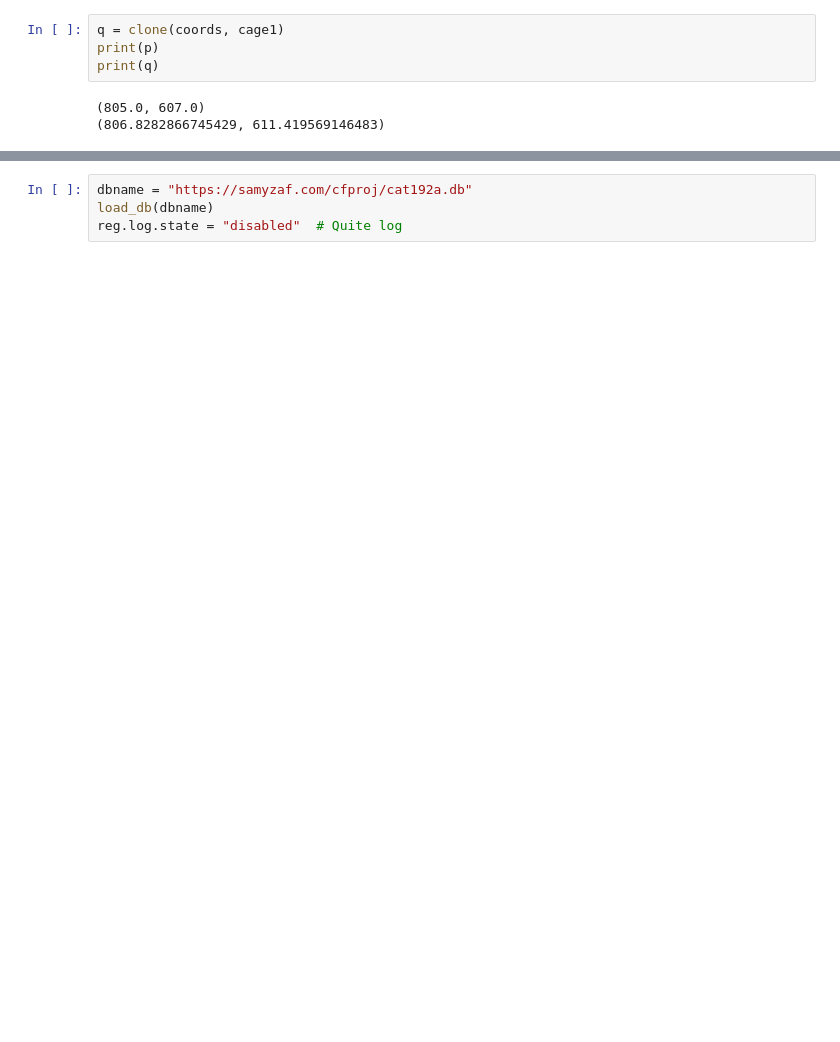
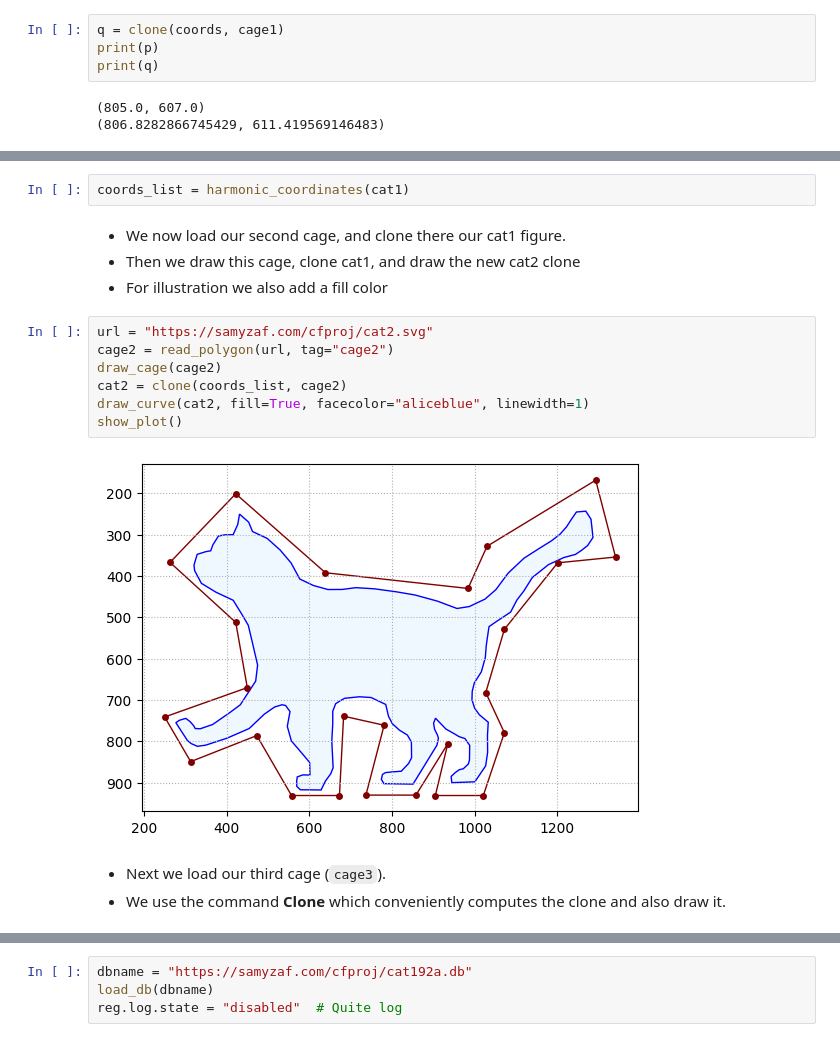
Before and after one commit to samyzaf/notebooks, a Jupyter notebook: cfproj.ipynb, the cells around one changed output, grey strips where cells are left out. Saved outputs shown, nothing was run; the diff lists cells and outputs as text; blank space fills up the shorter version.

```diff
--- a/cfproj.ipynb
+++ b/cfproj.ipynb
@@ -970 +983,22 @@ print(q)
+# %%
+coords_list = harmonic_coordinates(cat1)
+# %% [markdown]
+* We now load our second cage, and clone there our cat1
+  figure.
+* Then we draw this cage, clone cat1, and draw the new
+  cat2 clone
+* For illustration we also add a fill color
+# %%
+url = "https://samyzaf.com/cfproj/cat2.svg"
+cage2 = read_polygon(url, tag="cage2")
+draw_cage(cage2)
+cat2 = clone(coords_list, cage2)
+draw_curve(cat2, fill=True, facecolor="aliceblue", linewidth=1)
+show_plot()
+# %% [output]
+[figure, added]
+# %% [markdown]
+* Next we load our third cage (`cage3`).
+* We use the command **Clone** which conveniently
+  computes the clone and also draw it.
 # %%
```
Also changed, not shown: parts of 41 cells of this notebook.
